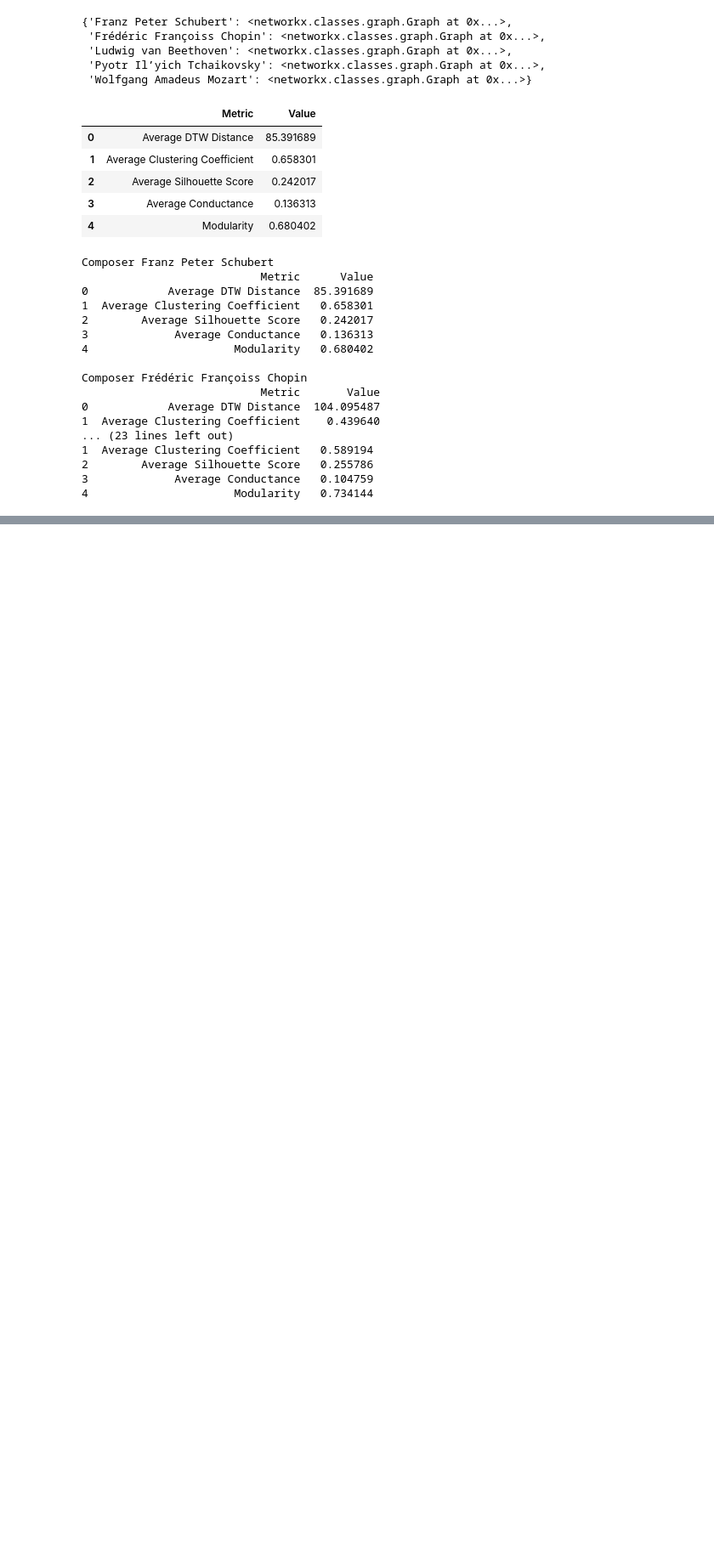
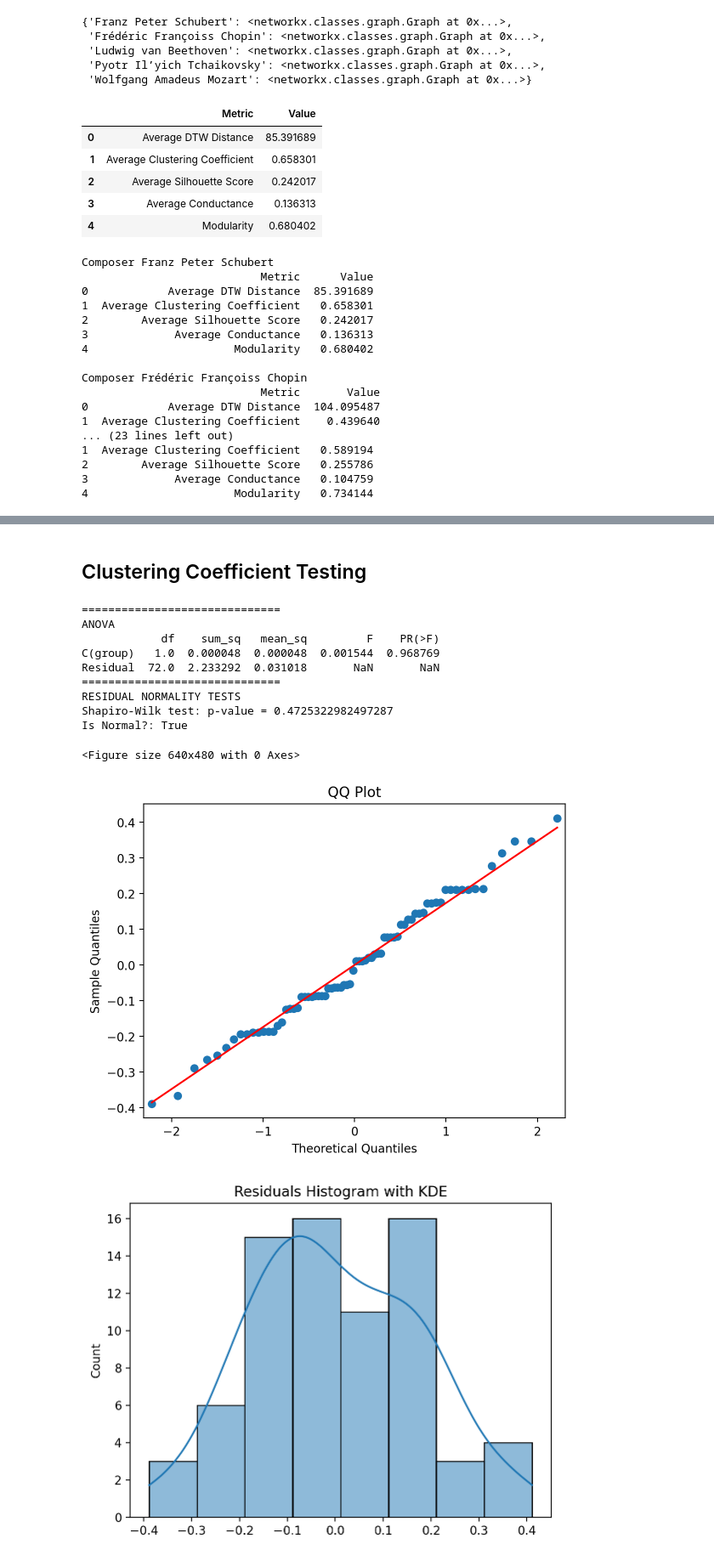
Before and after one commit to 5i5ousPlay/Thesisv2, a Jupyter notebook: Mogging/Graph_Building.ipynb, the cells around one changed output, grey strips where cells are left out. Shown at 85% size. Cells and saved outputs as stored; diff of their text form; code cells hidden in the pictures; blank space fills up the shorter version.

```diff
--- a/Mogging/Graph_Building.ipynb
+++ b/Mogging/Graph_Building.ipynb
@@ -570,0 +700,17 @@ Composer Frédéric Françoiss Chopin
+# %% [markdown]
+## Clustering Coefficient Testing
+# %%
+hypothesis_tests(chopin1_gd, chopin2_gd, 'clustering')
+# %% [output]
+==============================
+ANOVA
+            df    sum_sq   mean_sq         F    PR(>F)
+C(group)   1.0  0.000048  0.000048  0.001544  0.968769
+Residual  72.0  2.233292  0.031018       NaN       NaN
+==============================
+RESIDUAL NORMALITY TESTS
+Shapiro-Wilk test: p-value = 0.4725322982497287
+Is Normal?: True
+<Figure size 640x480 with 0 Axes>
+[figure, added]
+[figure, added]
```
Also changed, not shown: parts of 49 cells of this notebook.
